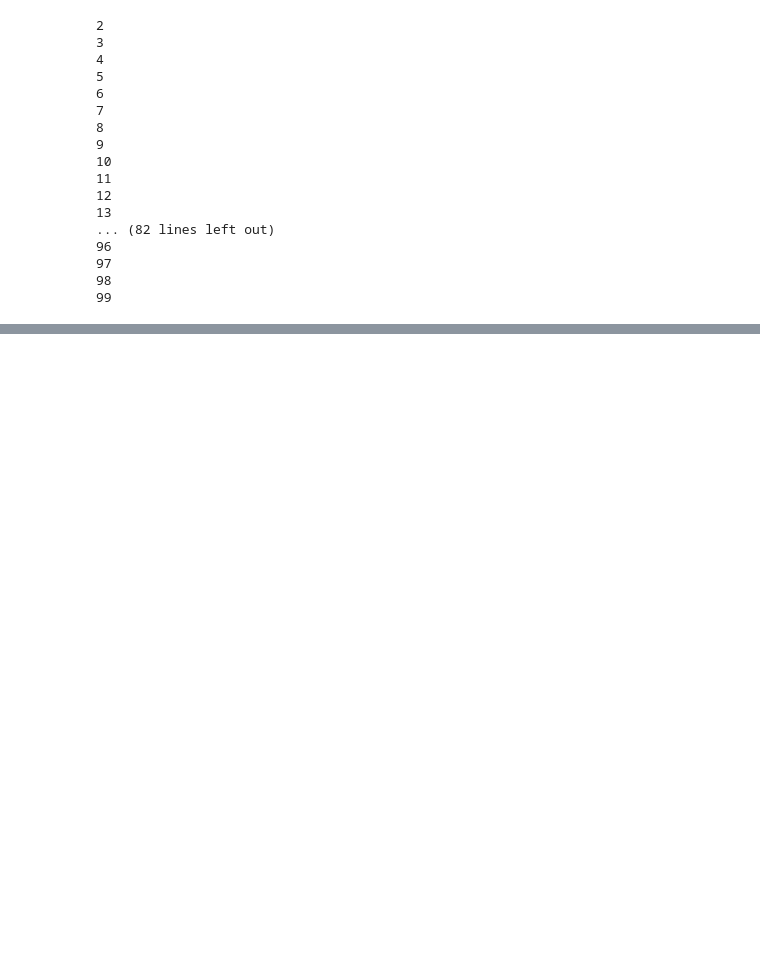
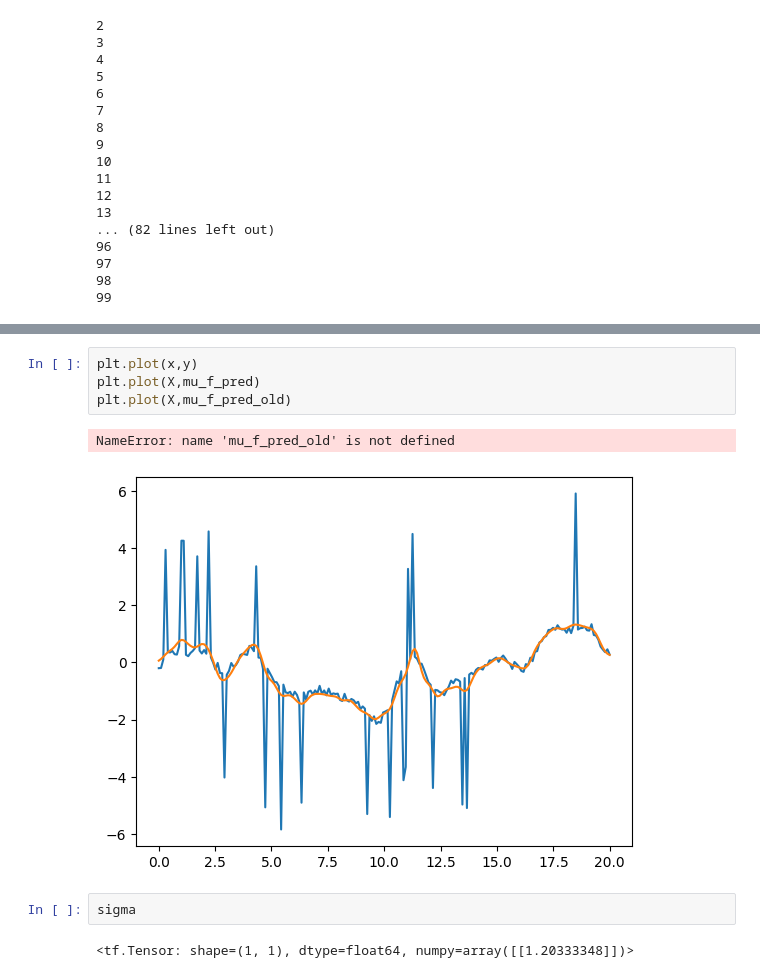
Before and after one commit to PGAcarlesi/LOSS_OPT, a Jupyter notebook: notebooks/sparse_prove_new.ipynb, the cells around one changed output, grey strips where cells are left out. Saved outputs shown, nothing was run; the diff lists cells and outputs as text; blank space fills up the shorter version.

```diff
--- a/notebooks/sparse_prove_new.ipynb
+++ b/notebooks/sparse_prove_new.ipynb
@@ -870,0 +643,11 @@ tf.Tensor([9.7809834], shape=(1,), dtype=float64)
+# %%
+plt.plot(x,y)
+plt.plot(X,mu_f_pred)
+plt.plot(X,mu_f_pred_old)
+# %% [output]
+NameError: name 'mu_f_pred_old' is not defined
+[figure, added]
+# %%
+sigma
+# %% [output]
+<tf.Tensor: shape=(1, 1), dtype=float64, numpy=array([[1.20333348]])>
```
Also changed, not shown: parts of 20 cells of this notebook, 8 other files.
